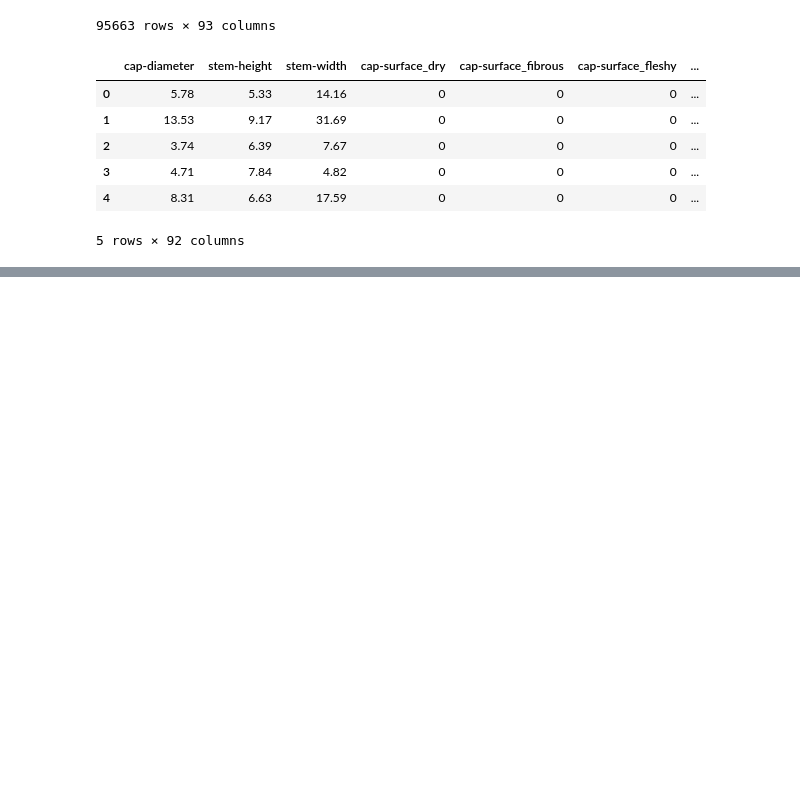
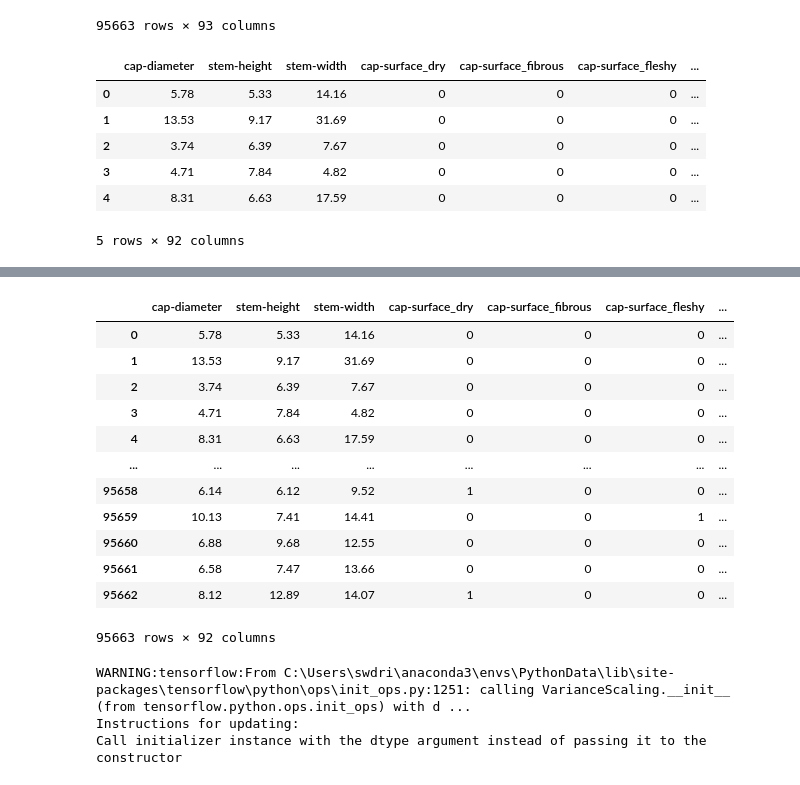
Before and after one commit to lauragabrielson/Mushroom_Classifier, a Jupyter notebook: NA data generation/four_output_machine_learning.ipynb, the cells around one changed output, grey strips where cells are left out. Drawn from its saved outputs; the diff is of its cells as text; code cells hidden in the pictures; blank space fills up the shorter version.

Commit message:
Ran neural network and deep neural network.

```diff
--- a/NA data generation/four_output_machine_learning.ipynb
+++ b/NA data generation/four_output_machine_learning.ipynb
@@ -297,0 +316,16 @@ MSE: 0.0027596588058203713, R2: 0.9987874226459275
+# %%
+X
+# %% [output]
+|  | cap-diameter | stem-height | stem-width | cap-surface_dry | cap-surface_fibrous | cap-surface_fleshy | ... |
+| 0 | 5.78 | 5.33 | 14.16 | 0 | 0 | 0 | ... |
+| 1 | 13.53 | 9.17 | 31.69 | 0 | 0 | 0 | ... |
+| 2 | 3.74 | 6.39 | 7.67 | 0 | 0 | 0 | ... |
+| 3 | 4.71 | 7.84 | 4.82 | 0 | 0 | 0 | ... |
+| 4 | 8.31 | 6.63 | 17.59 | 0 | 0 | 0 | ... |
+| ... | ... | ... | ... | ... | ... | ... | ... |
+| 95658 | 6.14 | 6.12 | 9.52 | 1 | 0 | 0 | ... |
+| 95659 | 10.13 | 7.41 | 14.41 | 0 | 0 | 1 | ... |
+| 95660 | 6.88 | 9.68 | 12.55 | 0 | 0 | 0 | ... |
+| 95661 | 6.58 | 7.47 | 13.66 | 0 | 0 | 0 | ... |
+| 95662 | 8.12 | 12.89 | 14.07 | 1 | 0 | 0 | ... |
+95663 rows × 92 columns
@@ -297,0 +353,13 @@ MSE: 0.0027596588058203713, R2: 0.9987874226459275
+# %%
+# Create the Neural Network with a 6/4 distribution
+
+# Make a sequential model
+model = Sequential()
+# Add the first hidden layer with 6 nodes
+model.add(Dense(units=6, activation='relu', input_dim=92))
+# Add the output layer with 2 outputs
+model.add(Dense(units=4, activation='softmax'))
+# %% [output]
+WARNING:tensorflow:From C:\Users\swdri\anaconda3\envs\PythonData\lib\site-packages\tensorflow\python\ops\init_ops.py:1251: calling VarianceScaling.__init__ (from tensorflow.python.ops.init_ops) with d ...
+Instructions for updating:
+Call initializer instance with the dtype argument instead of passing it to the constructor
```
Also changed, not shown: parts of 21 cells of this notebook.
